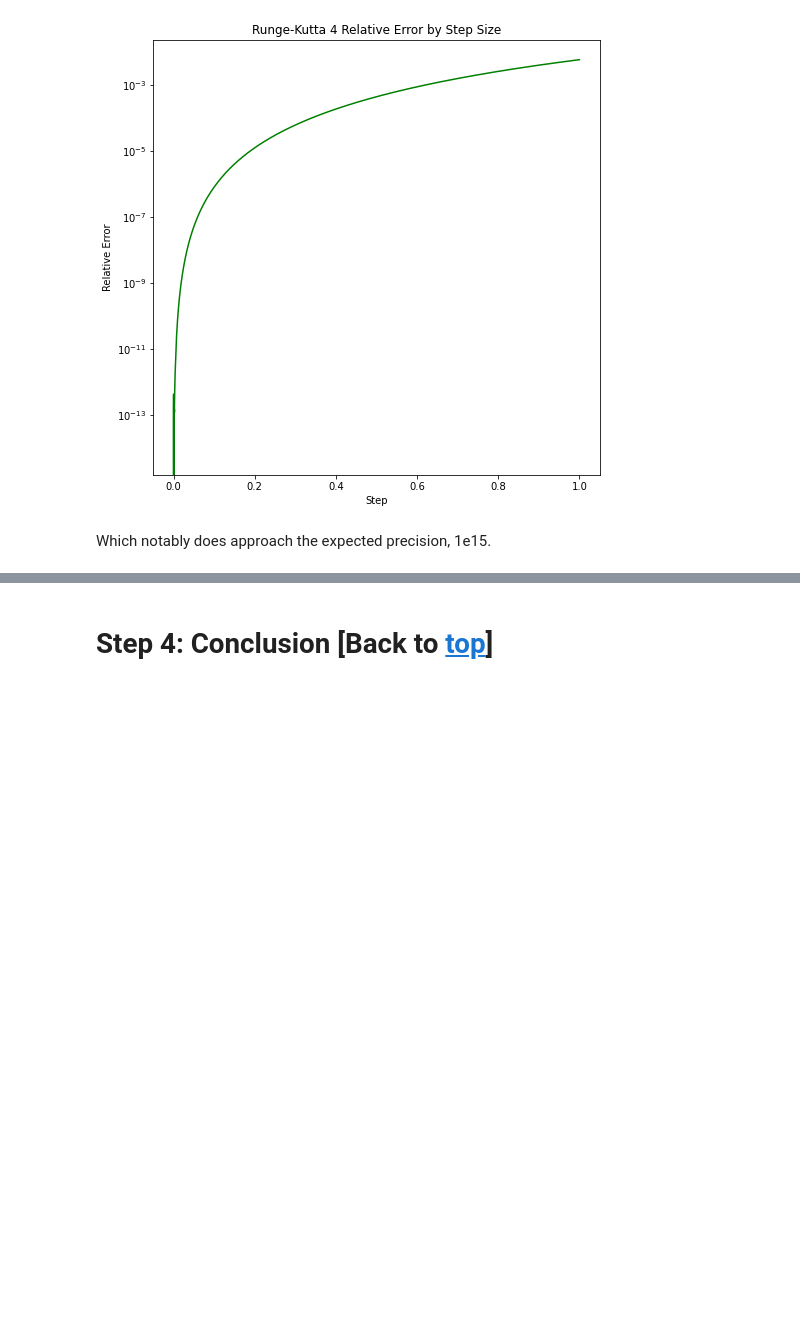
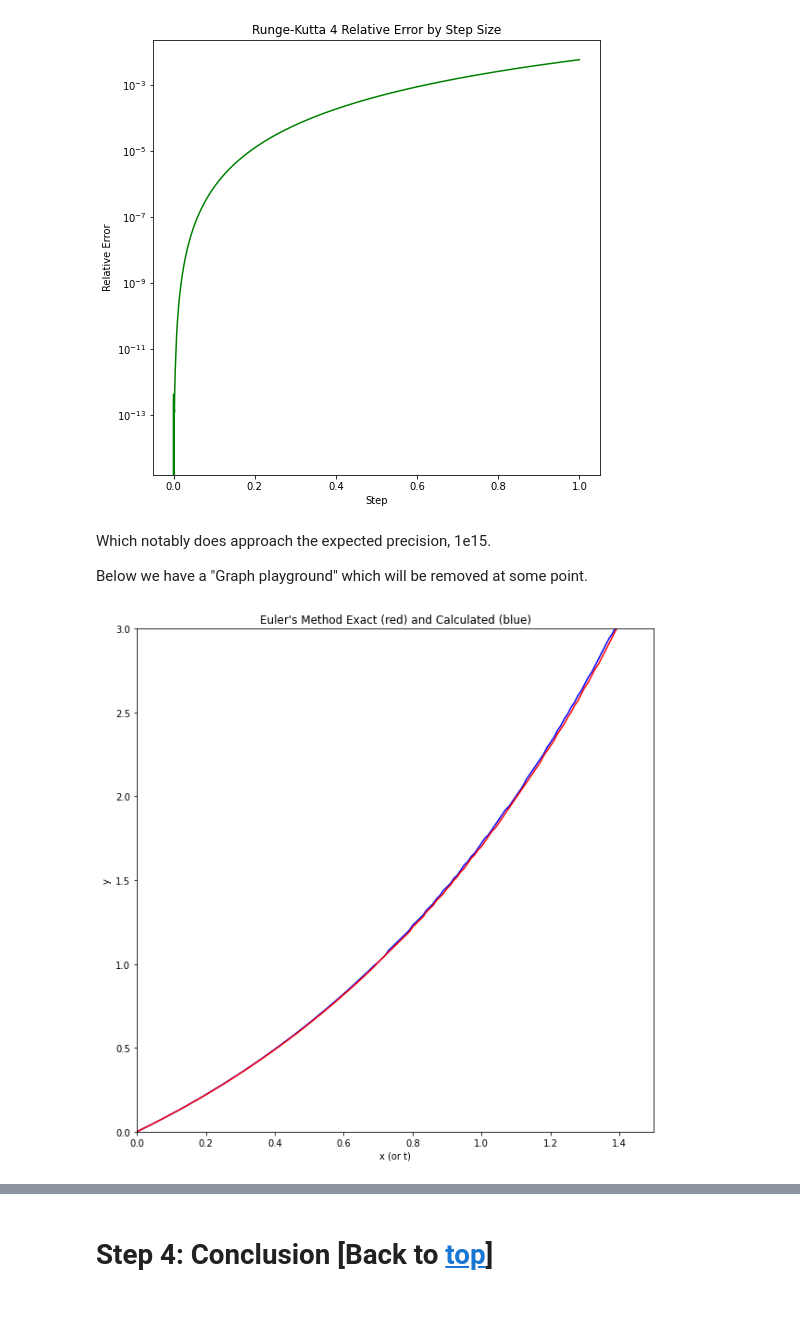
Before and after one commit to GMBlackjack/Quicksave, a Jupyter notebook: JUPYTER FILEZ/Misc/ODESolver.ipynb, the cells around one changed output, grey strips where cells are left out. Cells and saved outputs as stored; diff of their text form; code cells hidden in the pictures; blank space fills up the shorter version.

```diff
--- a/JUPYTER FILEZ/Misc/ODESolver.ipynb
+++ b/JUPYTER FILEZ/Misc/ODESolver.ipynb
@@ -734,3 +736,38 @@ fig.set_size_inches(8,8)
 [figure]
 # %% [markdown]
 Which notably does approach the expected precision, 1e15.
+
+Below we have a "Graph playground" which will be removed at some point.
+# %%
+#plotting code adapated from NRPy "Solving the Scalar Wave Equation"
+import matplotlib.pyplot as plt
+
+positionList = []
+truthList = []
+calculatedList = []
+i = 0
+
+# csv file interface from https://www.dataquest.io/blog/read-file-python/
+import csv
+with open('ODESolverData1.csv') as f: # this file was added manually to the folder, it was created from an Excel document.
+    reader = csv.reader(f, delimiter=',')
+    for row in reader:
+        positionList.append(float(row[1]))
+        truthList.append(float(row[3]))
+        calculatedList.append(float(row[5]))
+
+fig, ax = plt.subplots()
+ax.set_xlabel('x (or t)')
+ax.set_ylabel('y')
+ax.set_title('Euler\'s Method Exact (red) and Calculated (blue)')
+ax.plot(positionList, truthList, color='b')
+ax.plot(positionList, calculatedList, color='r')
+# https://stackoverflow.com/questions/332289/how-do-i-change-the-size-of-figures-drawn-with-matplotlib
+# setting size was annoying.
+plt.xlim(0,1.5)
+plt.ylim(0,3)
+
+fig.set_size_inches(10,10)
+fig.title = 'Title'
+# %% [output]
+[figure, added]
```
Also changed, not shown: parts of 9 cells of this notebook, 4 other files.
